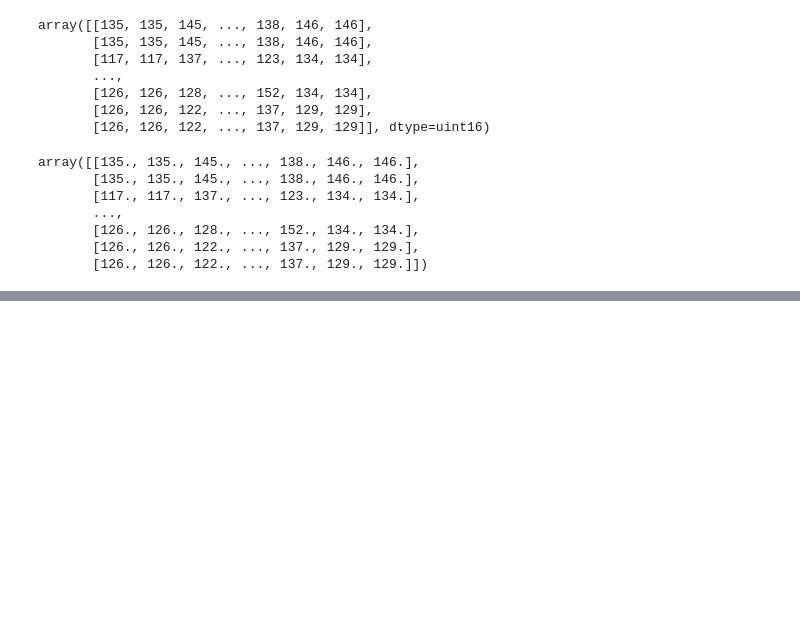
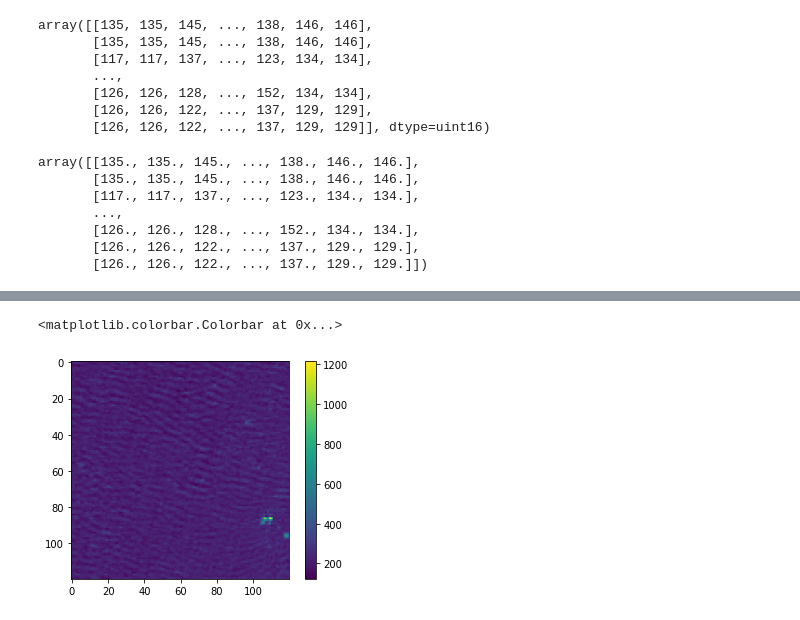
Before and after one commit to BRIJNANDA1979/CNN-Sentinel, a Jupyter notebook: Merge_bands_RGB_NIR_and_SWIR_of_BigEarthNet_using_Rasterio.ipynb, the cells around one changed output, grey strips where cells are left out. Saved outputs shown, nothing was run; the diff lists cells and outputs as text; code cells hidden in the pictures; blank space fills up the shorter version.

```diff
--- a/Merge_bands_RGB_NIR_and_SWIR_of_BigEarthNet_using_Rasterio.ipynb
+++ b/Merge_bands_RGB_NIR_and_SWIR_of_BigEarthNet_using_Rasterio.ipynb
@@ -354,0 +405,8 @@ Project multiband Raster stack.tif on basemap
+# %%
+# use "imshow" for an image -- red at first
+fig, ax = plt.subplots()
+img = ax.imshow(red)
+fig.colorbar(img, ax=ax) # we have to pass the current plot as an argument thus have to set it as a variable
+# %% [output]
+<matplotlib.colorbar.Colorbar at 0x...>
+[figure, added]
```
Also changed, not shown: parts of 22 cells of this notebook.
